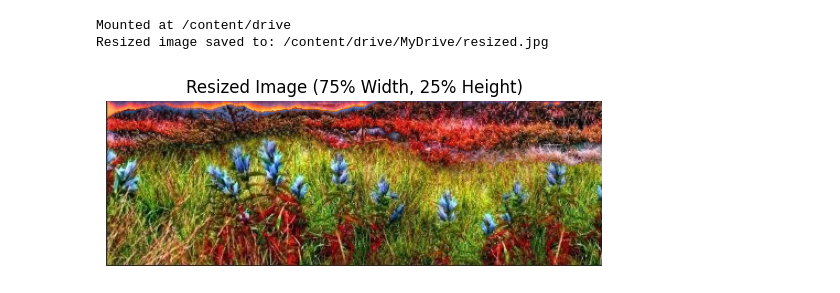
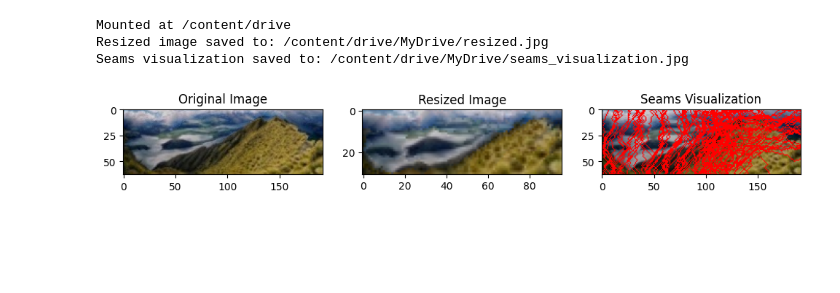
Before and after one commit to Razankenawy7/seam, a Jupyter notebook: seam.ipynb, the cells around one changed output. Drawn from its saved outputs; the diff is of its cells as text; code cells hidden in the pictures; blank space fills up the shorter version.

```diff
--- a/seam.ipynb
+++ b/seam.ipynb
@@ -9,7 +9,7 @@ from google.colab import drive
 
 def mount_drive():
     drive.mount('/content/drive', force_remount=True)
-    filepath = "/content/drive/MyDrive/soraa.jpg"
+    filepath = "/content/drive/MyDrive/sora.jpg"
 
     if not os.path.exists(filepath):
         raise FileNotFoundError(f"Error: The file '{filepath}' was not found. Check the path in Google Drive.")
@@ -51,6 +51,25 @@ def remove_seam(image, seam):
         new_image[i, :, :] = np.delete(image[i, :, :], seam[i], axis=0)
     return new_image
 
+def visualize_seams(image, vertical_seams, horizontal_seams):
+    vis_image = image.copy()
+
+
+    for seam in vertical_seams:
+        for i in range(len(seam)):
+            vis_image[i, seam[i]] = [0, 0, 255]
+
+
+    vis_image_rotated = cv2.rotate(vis_image, cv2.ROTATE_90_COUNTERCLOCKWISE)
+    for seam in horizontal_seams:
+        for i in range(len(seam)):
+            vis_image_rotated[i, seam[i]] = [0, 0, 255]
+
+
+    vis_image = cv2.rotate(vis_image_rotated, cv2.ROTATE_90_CLOCKWISE)
+
+    return vis_image
+
 def seam_carving(image, num_seams):
     seams_removed = []
     for _ in range(num_seams):
@@ -61,38 +80,63 @@ def seam_carving(image, num_seams):
     return image, seams_removed
 
 def resize_image(image, new_width, new_height):
+
     vertical_seams = []
     if new_width < image.shape[1]:
         image, vertical_seams = seam_carving(image, image.shape[1] - new_width)
+
 
     horizontal_seams = []
     if new_height < image.shape[0]:
         image = cv2.rotate(image, cv2.ROTATE_90_COUNTERCLOCKWISE)
         image, horizontal_seams = seam_carving(image, image.shape[1] - new_height)
         image = cv2.rotate(image, cv2.ROTATE_90_CLOCKWISE)
 
     return image, vertical_seams, horizontal_seams
 
 if __name__ == "__main__":
     filepath = mount_drive()
     img = cv2.imread(filepath)
 
     if img is None:
         raise ValueError("Error: Unable to read the image. Check the file path and format.")
 
-    new_width = int(img.shape[1] * 0.75)  # 75% of original width
-    new_height = int(img.shape[0] * 0.25)  # 25% of original height
+    new_width = img.shape[1] // 2
+    new_height = img.shape[0] // 2
     resized_img, seams_v, seams_h = resize_image(img, new_width, new_height)
 
+
+    seam_visualization = visualize_seams(img, seams_v, seams_h)
+
     output_resized = "/content/drive/MyDrive/resized.jpg"
+    output_seams = "/content/drive/MyDrive/seams_visualization.jpg"
+
     cv2.imwrite(output_resized, resized_img)
+    cv2.imwrite(output_seams, seam_visualization)
 
     print(f"Resized image saved to: {output_resized}")
+    print(f"Seams visualization saved to: {output_seams}")
+
+    plt.figure(figsize=(12, 4))
+
+    plt.subplot(1, 3, 1)
+    plt.imshow(cv2.cvtColor(img, cv2.COLOR_BGR2RGB))
+    plt.title("Original Image")
+    plt.axis("on")
+
+    plt.subplot(1, 3, 2)
     plt.imshow(cv2.cvtColor(resized_img, cv2.COLOR_BGR2RGB))
-    plt.title("Resized Image (75% Width, 25% Height)")
-    plt.axis("off")
+    plt.title("Resized Image")
+    plt.axis("on")
+
+    plt.subplot(1, 3, 3)
+    plt.imshow(cv2.cvtColor(seam_visualization, cv2.COLOR_BGR2RGB))
+    plt.title("Seams Visualization")
+    plt.axis("on")
+
     plt.show()
 # %% [output]
 Mounted at /content/drive
 Resized image saved to: /content/drive/MyDrive/resized.jpg
+Seams visualization saved to: /content/drive/MyDrive/seams_visualization.jpg
-[figure, old version]
+[figure, new version]
```
